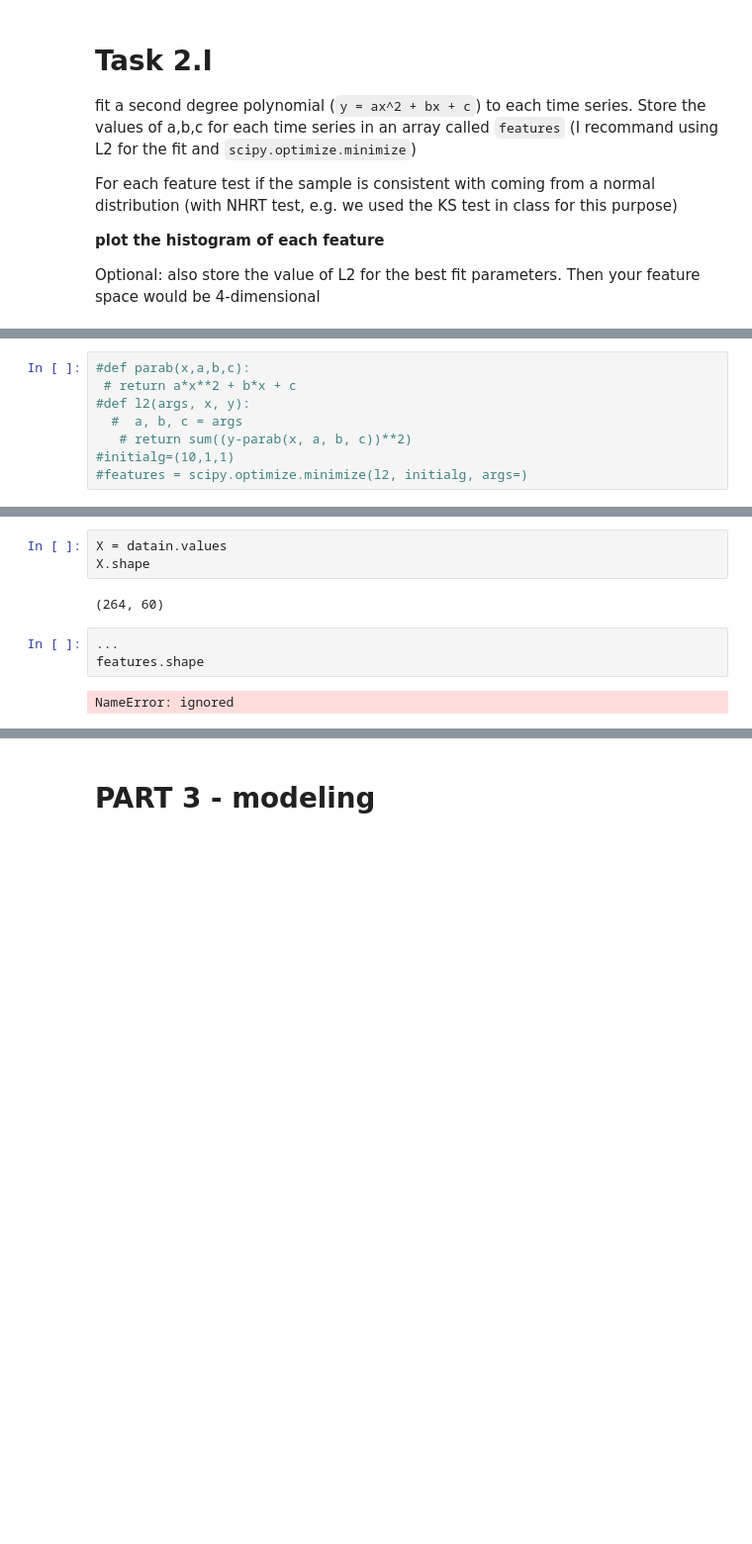
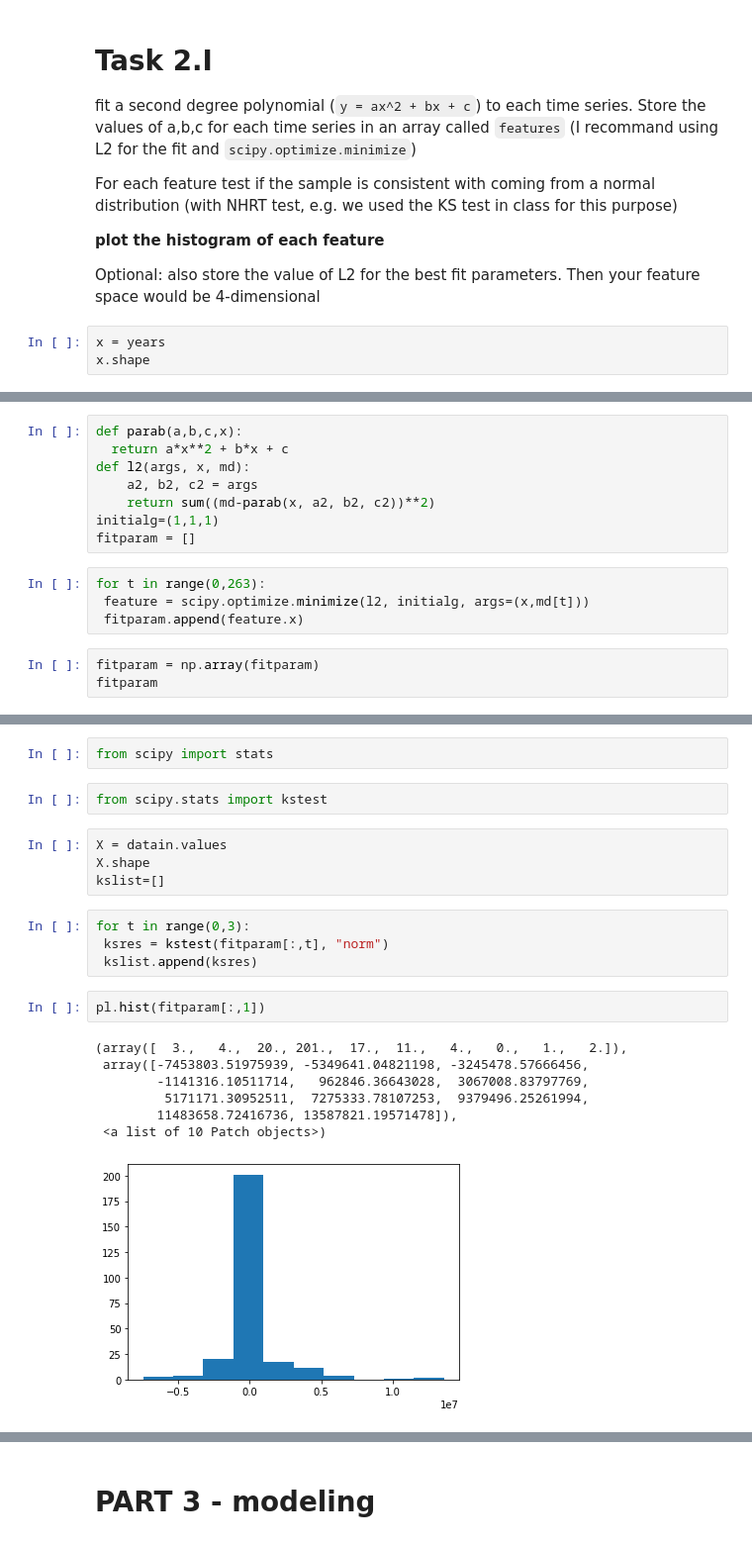
Before and after one commit to DelfonteSimone/MLPNS2021_Delfonte, a Jupyter notebook: MLPNS2021midterm_instructions.ipynb, the cells around one changed output, grey strips where cells are left out. Shown: that part at 99% size. Cells and saved outputs as stored; diff of their text form; blank space fills up the shorter version.

```diff
--- a/MLPNS2021midterm_instructions.ipynb
+++ b/MLPNS2021midterm_instructions.ipynb
@@ -186,3 +189,6 @@ For each feature test if the sample is consistent with coming from a normal dist
 **plot the histogram of each feature**
 
 Optional: also store the value of L2 for the best fit parameters. Then your feature space would be 4-dimensional
+# %%
+x = years
+x.shape
@@ -189,8 +197,15 @@ Optional: also store the value of L2 for the best fit parameters. Then your feat
 # %%
-#def parab(x,a,b,c):
- # return a*x**2 + b*x + c
-#def l2(args, x, y):
-  #  a, b, c = args
-   # return sum((y-parab(x, a, b, c))**2)
-#initialg=(10,1,1)
-#features = scipy.optimize.minimize(l2, initialg, args=)
+def parab(a,b,c,x):
+  return a*x**2 + b*x + c
+def l2(args, x, md):
+    a2, b2, c2 = args
+    return sum((md-parab(x, a2, b2, c2))**2)
+initialg=(1,1,1)
+fitparam = []
+# %%
+for t in range(0,263):
+ feature = scipy.optimize.minimize(l2, initialg, args=(x,md[t]))
+ fitparam.append(feature.x)
+# %%
+fitparam = np.array(fitparam)
+fitparam
@@ -197,10 +214,22 @@ Optional: also store the value of L2 for the best fit parameters. Then your feat
+# %%
+from scipy import stats
+# %%
+from scipy.stats import kstest
 # %%
 X = datain.values
 X.shape
+kslist=[]
-# %% [output]
-(264, 60)
-# %%
-...
-features.shape
-# %% [output]
-NameError: ignored
+# %%
+for t in range(0,3):
+ ksres = kstest(fitparam[:,t], "norm")
+ kslist.append(ksres)
+# %%
+pl.hist(fitparam[:,1])
+# %% [output]
+(array([  3.,   4.,  20., 201.,  17.,  11.,   4.,   0.,   1.,   2.]),
+ array([-7453803.51975939, -5349641.04821198, -3245478.57666456,
+        -1141316.10511714,   962846.36643028,  3067008.83797769,
+         5171171.30952511,  7275333.78107253,  9379496.25261994,
+        11483658.72416736, 13587821.19571478]),
+ <a list of 10 Patch objects>)
+[figure, added]
```
Also changed, not shown: parts of 10 cells of this notebook.
